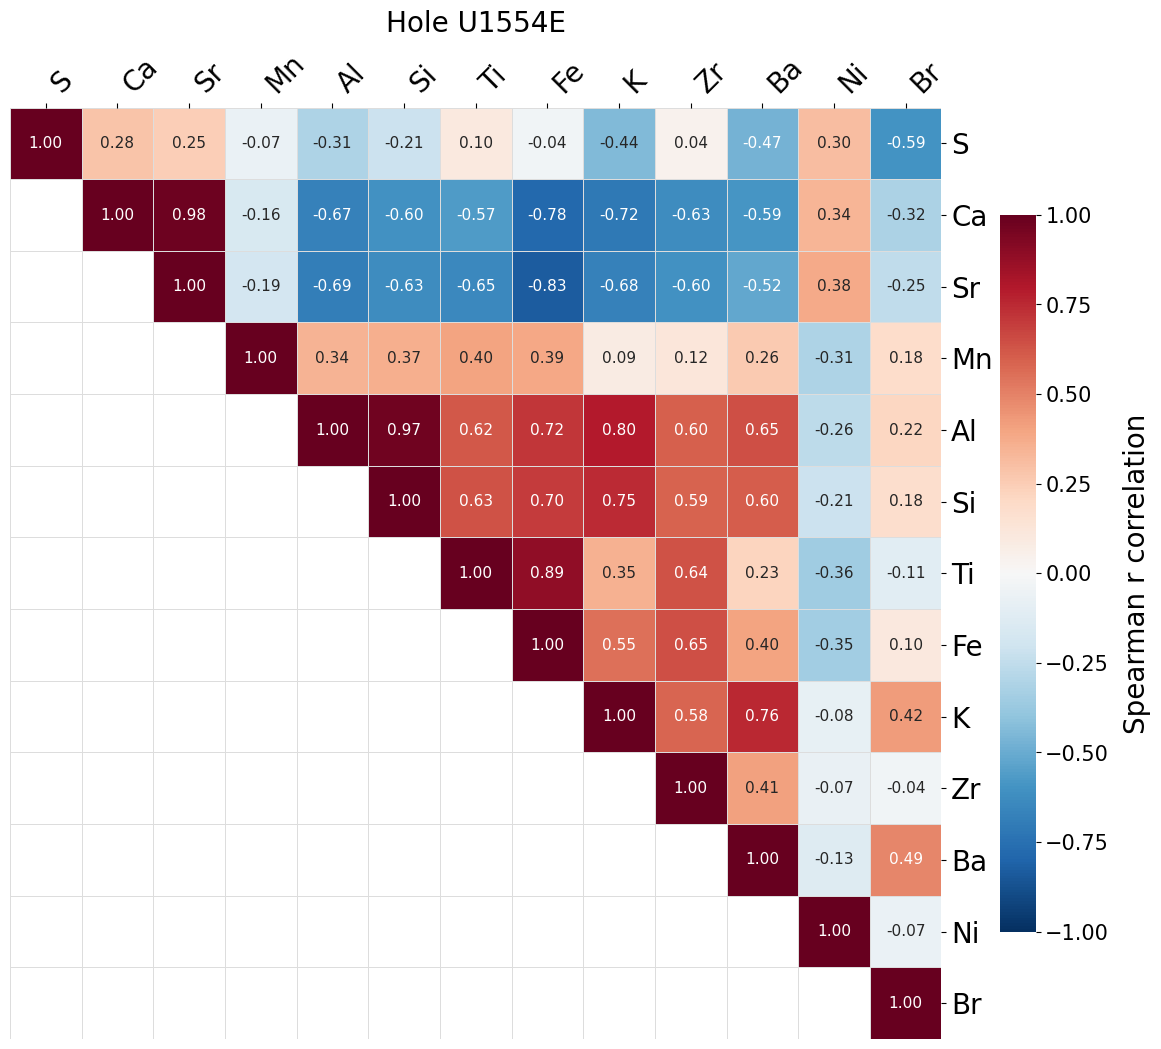
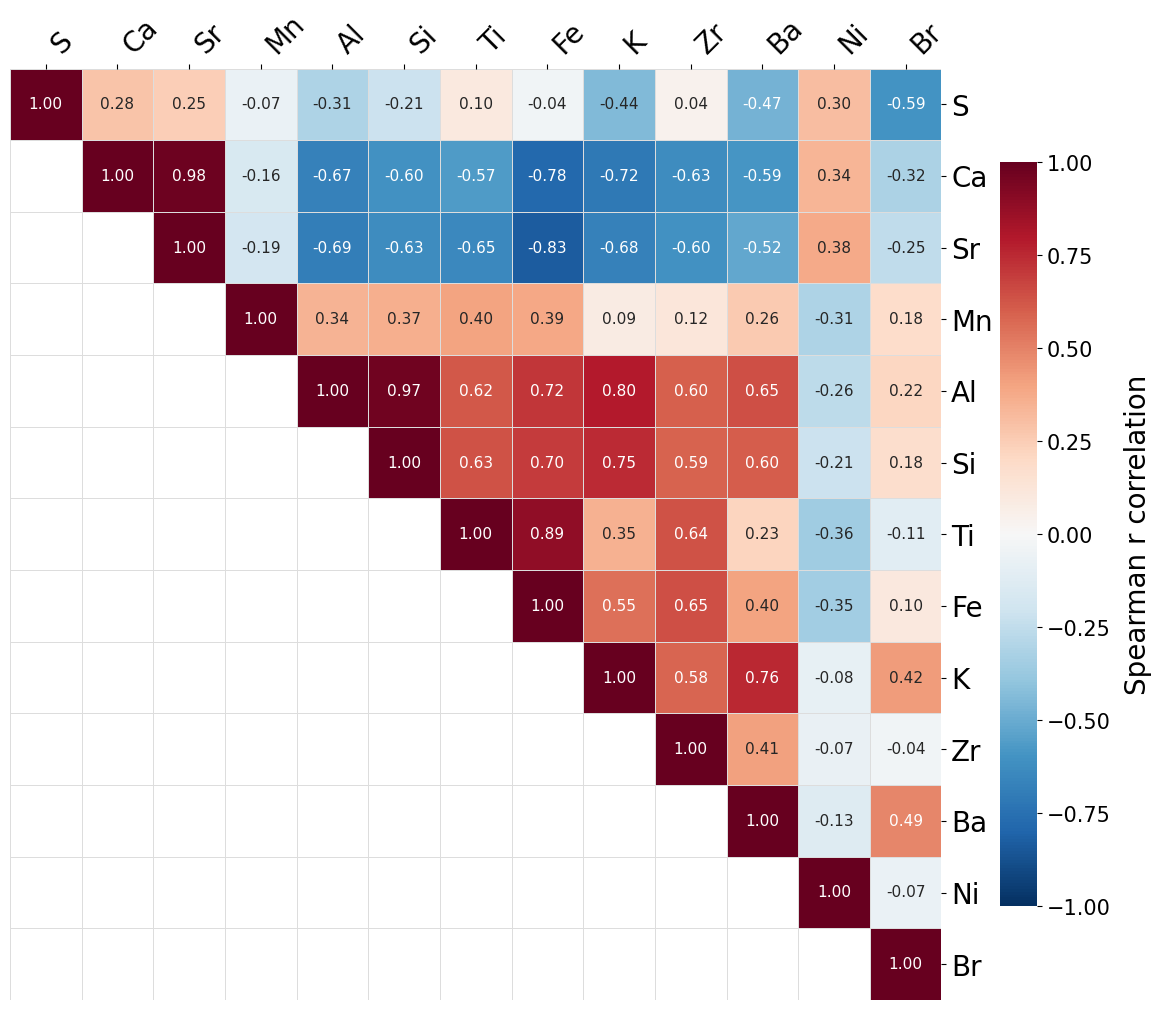
Unified diff of the notebook cell whose output changed from the first chart to the second:
--- before
+++ after
@@ -43,5 +43,5 @@
             ax=ax)
 
-ax.set_title('Hole U1554E', fontsize=20, pad=12)
+# ax.set_title('Hole U1554E', fontsize=20, pad=12)
 ax.set_xticklabels(ax.get_xticklabels(), rotation=45, ha='left', fontsize=20)
 ax.set_yticklabels(ax.get_yticklabels(), rotation=0, fontsize=20)
@@ -53,4 +53,8 @@
 cbar.set_label('Spearman r correlation', fontsize=20, labelpad=10)
 
+# ── save figure ────────────────────────────────────────────────────────────────
+fig.savefig('figures/U1554/U1554_spearman_HoleE.png',
+            dpi=300, bbox_inches='tight')
+
 plt.tight_layout()
 plt.show()

Commit: save high res figs